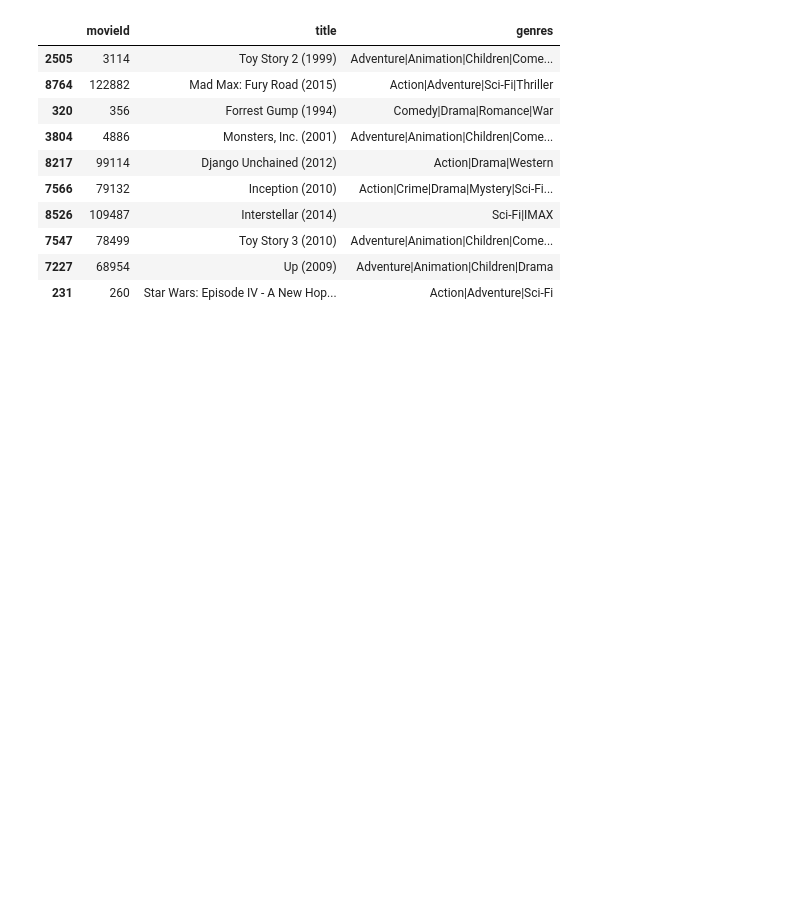
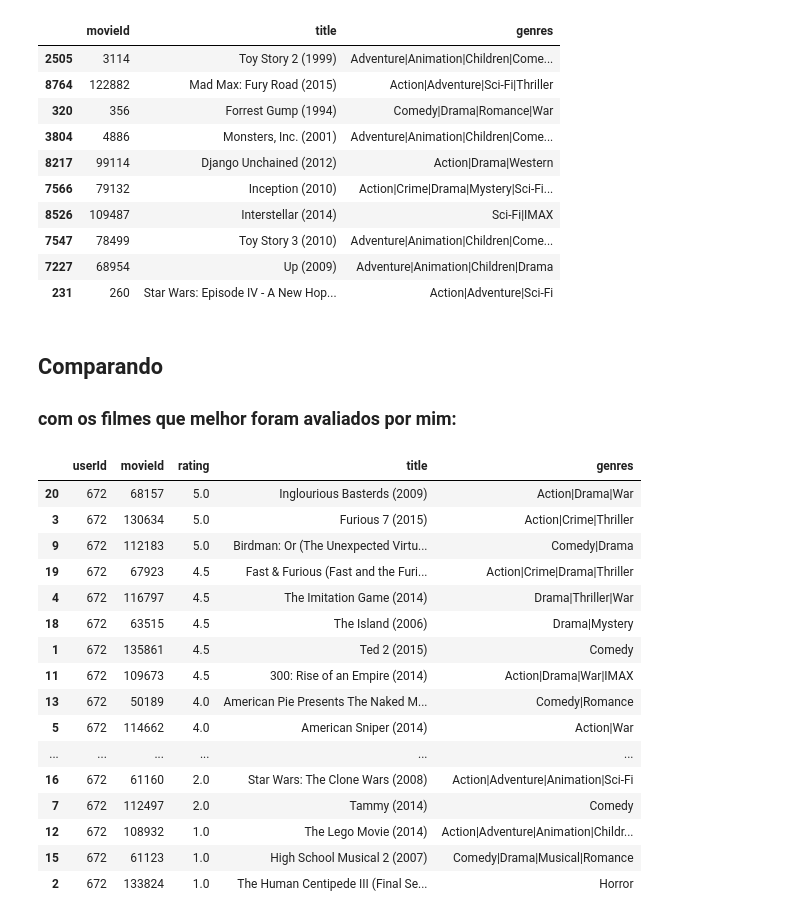
Before and after one commit to andrei258258/recommenders, a Jupyter notebook: Recommender System.ipynb, the cells around one changed output. Cells and saved outputs as stored; diff of their text form; code cells hidden in the pictures; blank space fills up the shorter version.

```diff
--- a/Recommender System.ipynb
+++ b/Recommender System.ipynb
@@ -34,0 +62,3 @@ Number of my user is 672
+# %%
+movies_df = pd.read_csv("./dataset/movies.csv", sep=",")
+movies_df.head()
@@ -138,6 +267,6 @@ del U, sigma, Vt,  R, user_ratings_mean, all_user_predicted_ratings
 # %% [markdown]
 Define alguns parâmetros
 # %%
-userId= me
+userId= 672
 num_recommendations= 10
 # %% [markdown]
@@ -186,3 +313,26 @@ predictions
 | 7547 | 78499 | Toy Story 3 (2010) | Adventure|Animation|Children|Come... |
 | 7227 | 68954 | Up (2009) | Adventure|Animation|Children|Drama |
 | 231 | 260 | Star Wars: Episode IV - A New Hop... | Action|Adventure|Sci-Fi |
+# %% [markdown]
+## Comparando
+### com os filmes que melhor foram avaliados por mim:
+# %%
+already_rated
+# %% [output]
+|  | userId | movieId | rating | title | genres |
+| 20 | 672 | 68157 | 5.0 | Inglourious Basterds (2009) | Action|Drama|War |
+| 3 | 672 | 130634 | 5.0 | Furious 7 (2015) | Action|Crime|Thriller |
+| 9 | 672 | 112183 | 5.0 | Birdman: Or (The Unexpected Virtu... | Comedy|Drama |
+| 19 | 672 | 67923 | 4.5 | Fast & Furious (Fast and the Furi... | Action|Crime|Drama|Thriller |
+| 4 | 672 | 116797 | 4.5 | The Imitation Game (2014) | Drama|Thriller|War |
+| 18 | 672 | 63515 | 4.5 | The Island (2006) | Drama|Mystery |
+| 1 | 672 | 135861 | 4.5 | Ted 2 (2015) | Comedy |
+| 11 | 672 | 109673 | 4.5 | 300: Rise of an Empire (2014) | Action|Drama|War|IMAX |
+| 13 | 672 | 50189 | 4.0 | American Pie Presents The Naked M... | Comedy|Romance |
+| 5 | 672 | 114662 | 4.0 | American Sniper (2014) | Action|War |
+| ... | ... | ... | ... | ... | ... |
+| 16 | 672 | 61160 | 2.0 | Star Wars: The Clone Wars (2008) | Action|Adventure|Animation|Sci-Fi |
+| 7 | 672 | 112497 | 2.0 | Tammy (2014) | Comedy |
+| 12 | 672 | 108932 | 1.0 | The Lego Movie (2014) | Action|Adventure|Animation|Childr... |
+| 15 | 672 | 61123 | 1.0 | High School Musical 2 (2007) | Comedy|Drama|Musical|Romance |
+| 2 | 672 | 133824 | 1.0 | The Human Centipede III (Final Se... | Horror |
```
Also changed, not shown: parts of 38 cells of this notebook, 2 other files.
